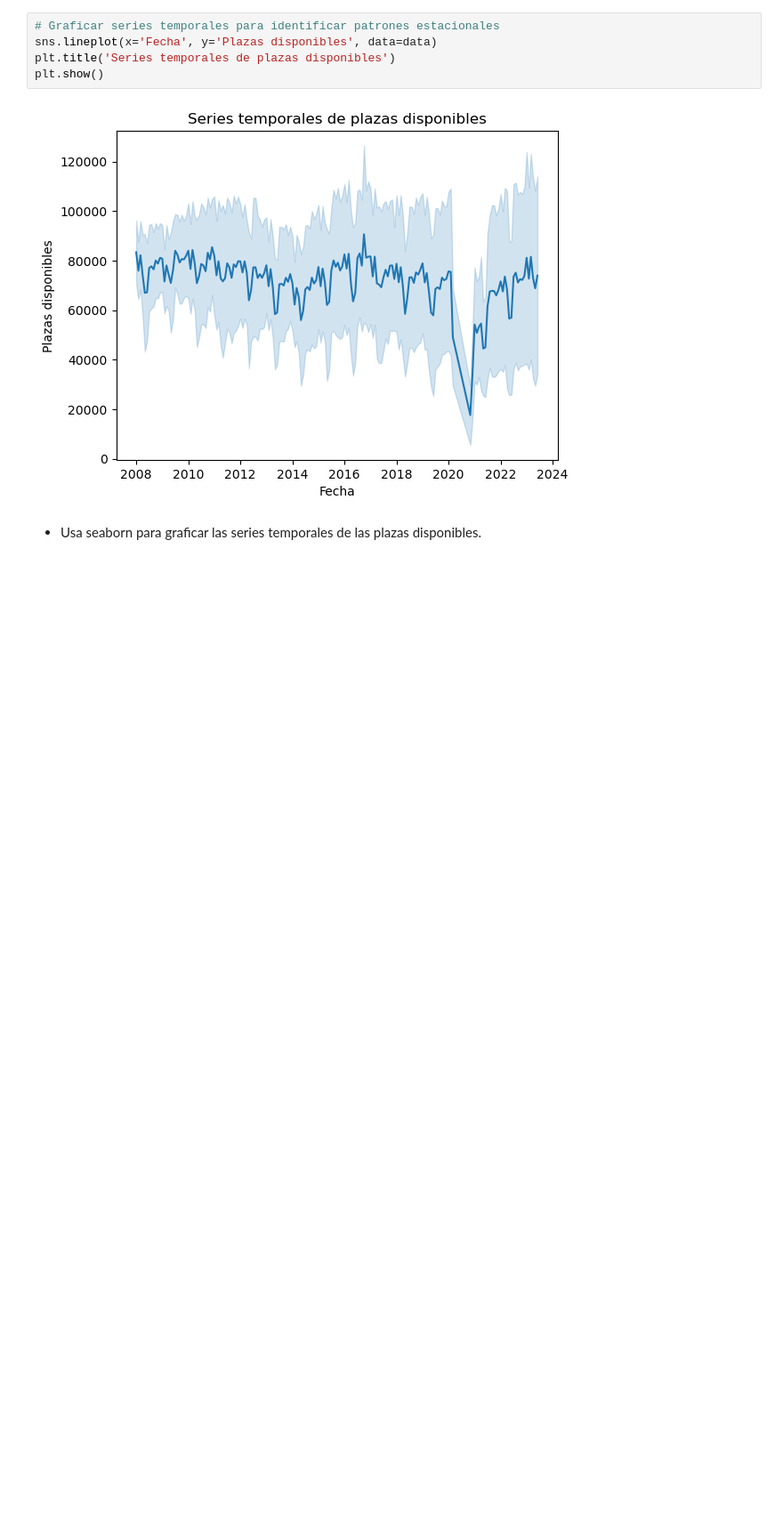
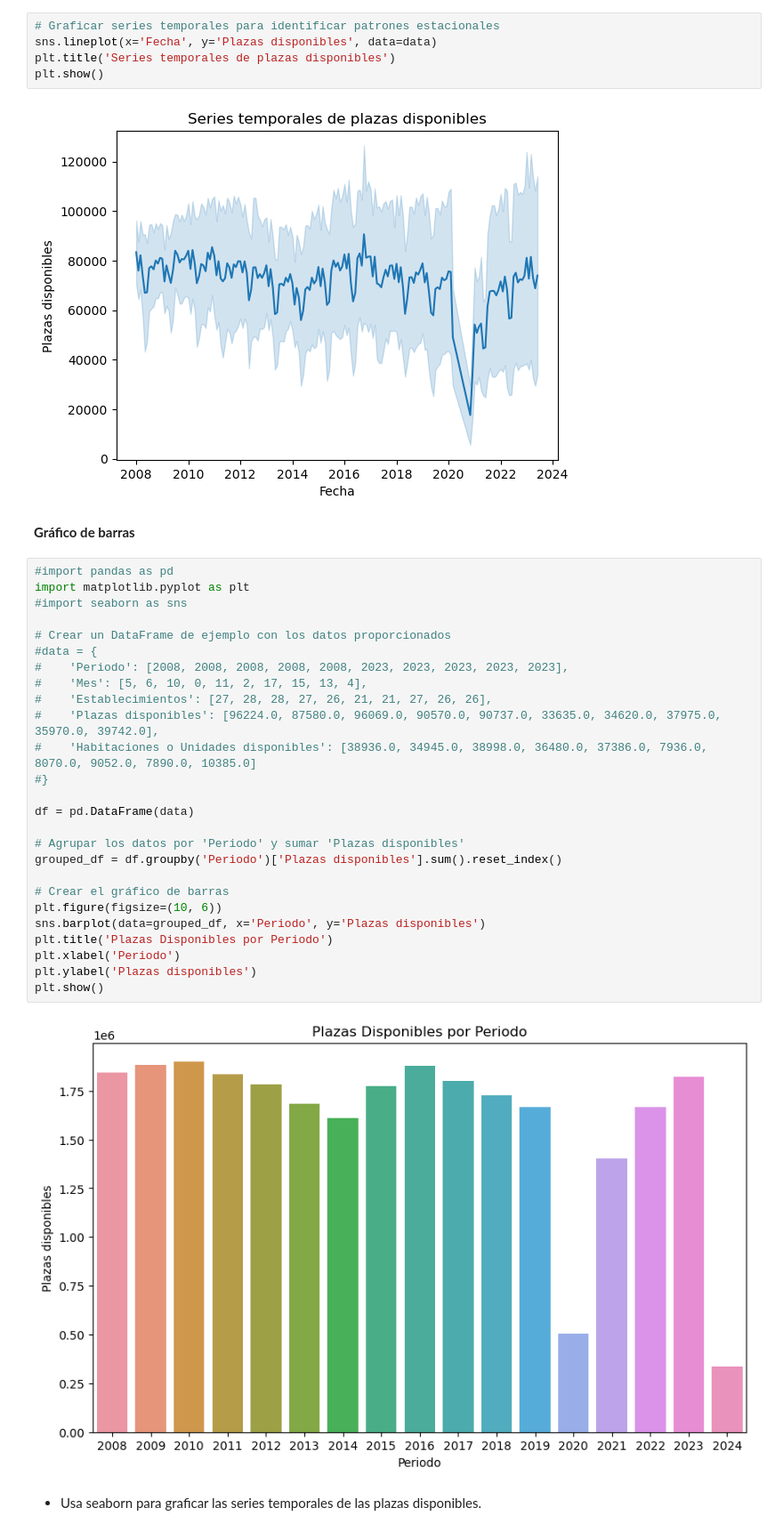
Before and after one commit to edfedo/Plazas_Disponibles_Hotelero, a Jupyter notebook: notebooks/1d_plazas_disponibles_hotelero.ipynb, the cells around one changed output. Shown at 89% size. Cells and saved outputs as stored; diff of their text form; blank space fills up the shorter version.

```diff
--- a/notebooks/1d_plazas_disponibles_hotelero.ipynb
+++ b/notebooks/1d_plazas_disponibles_hotelero.ipynb
@@ -167,6 +167,36 @@ plt.title('Series temporales de plazas disponibles')
 plt.show()
 # %% [output]
 [figure]
+# %% [markdown]
+**Gráfico de barras**
+# %%
+#import pandas as pd
+import matplotlib.pyplot as plt
+#import seaborn as sns
+
+# Crear un DataFrame de ejemplo con los datos proporcionados
+#data = {
+#    'Periodo': [2008, 2008, 2008, 2008, 2008, 2023, 2023, 2023, 2023, 2023],
+#    'Mes': [5, 6, 10, 0, 11, 2, 17, 15, 13, 4],
+#    'Establecimientos': [27, 28, 28, 27, 26, 21, 21, 27, 26, 26],
+#    'Plazas disponibles': [96224.0, 87580.0, 96069.0, 90570.0, 90737.0, 33635.0, 34620.0, 37975.0, 35970.0, 39742.0],
+#    'Habitaciones o Unidades disponibles': [38936.0, 34945.0, 38998.0, 36480.0, 37386.0, 7936.0, 8070.0, 9052.0, 7890.0, 10385.0]
+#}
+
+df = pd.DataFrame(data)
+
+# Agrupar los datos por 'Periodo' y sumar 'Plazas disponibles'
+grouped_df = df.groupby('Periodo')['Plazas disponibles'].sum().reset_index()
+
+# Crear el gráfico de barras
+plt.figure(figsize=(10, 6))
+sns.barplot(data=grouped_df, x='Periodo', y='Plazas disponibles')
+plt.title('Plazas Disponibles por Periodo')
+plt.xlabel('Periodo')
+plt.ylabel('Plazas disponibles')
+plt.show()
+# %% [output]
+[figure, added]
 # %% [markdown]
 - Usa seaborn para graficar las series temporales de las plazas disponibles.
 # %% [markdown]
```
